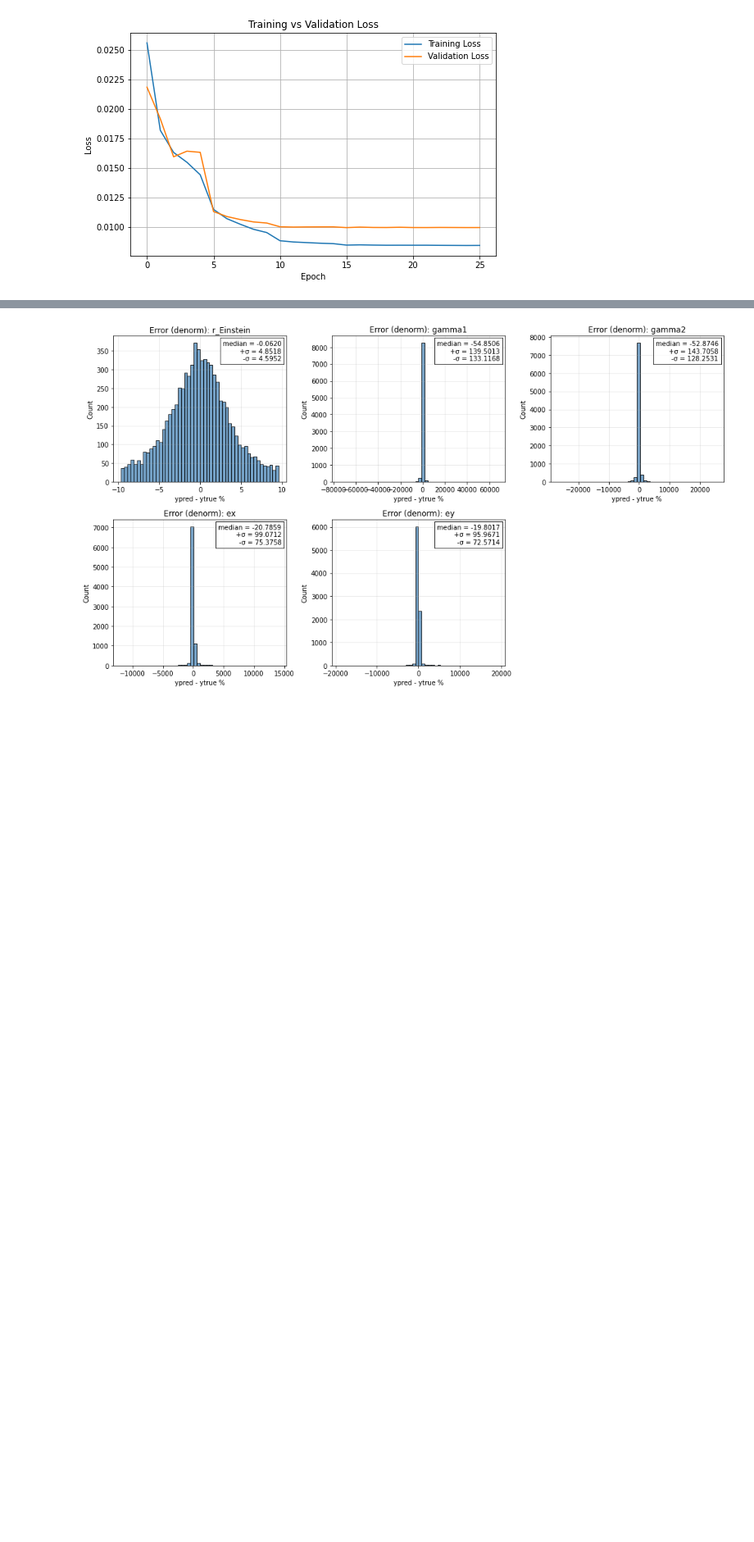
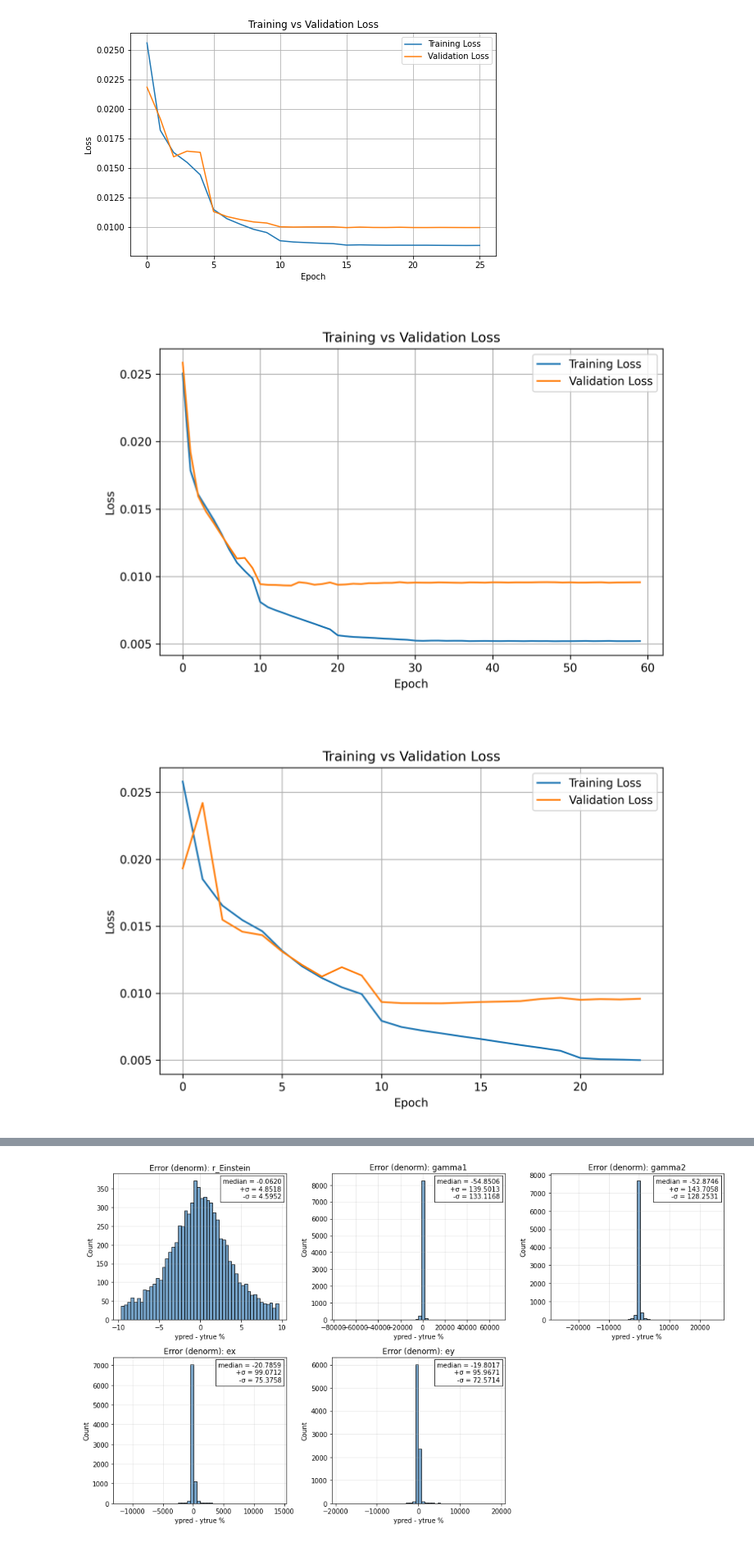
Before and after one commit to matthbatt/Deep-learning-gravitational-lensing, a Jupyter notebook: lensing_resnet.ipynb, the cells around one changed output, grey strips where cells are left out. Shown at 82% size. Cells and saved outputs as stored; diff of their text form; code cells hidden in the pictures; blank space fills up the shorter version.

```diff
--- a/lensing_resnet.ipynb
+++ b/lensing_resnet.ipynb
@@ -478,3 +481,13 @@ plt.grid(True)
 plt.show()
 # %% [output]
 [figure]
+# %%
+from IPython.display import Image, display
+path = "/net/CLUSTER/VAULT/users/mbatt/gravitational_lensing/plots/"
+display(Image(path + "resnet_arcsinh_loss.png"))
+display(Image(path + "resnet_arcsinh2_loss.png"))
+display(Image(path + "resnet_arcsinh3_loss.png"))
+display(Image(path + "resnet_arcsinh4_loss.png"))
+# %% [output]
+[figure, added]
+[figure, added]
```
Also changed, not shown: parts of 12 cells of this notebook, 40 other files.
